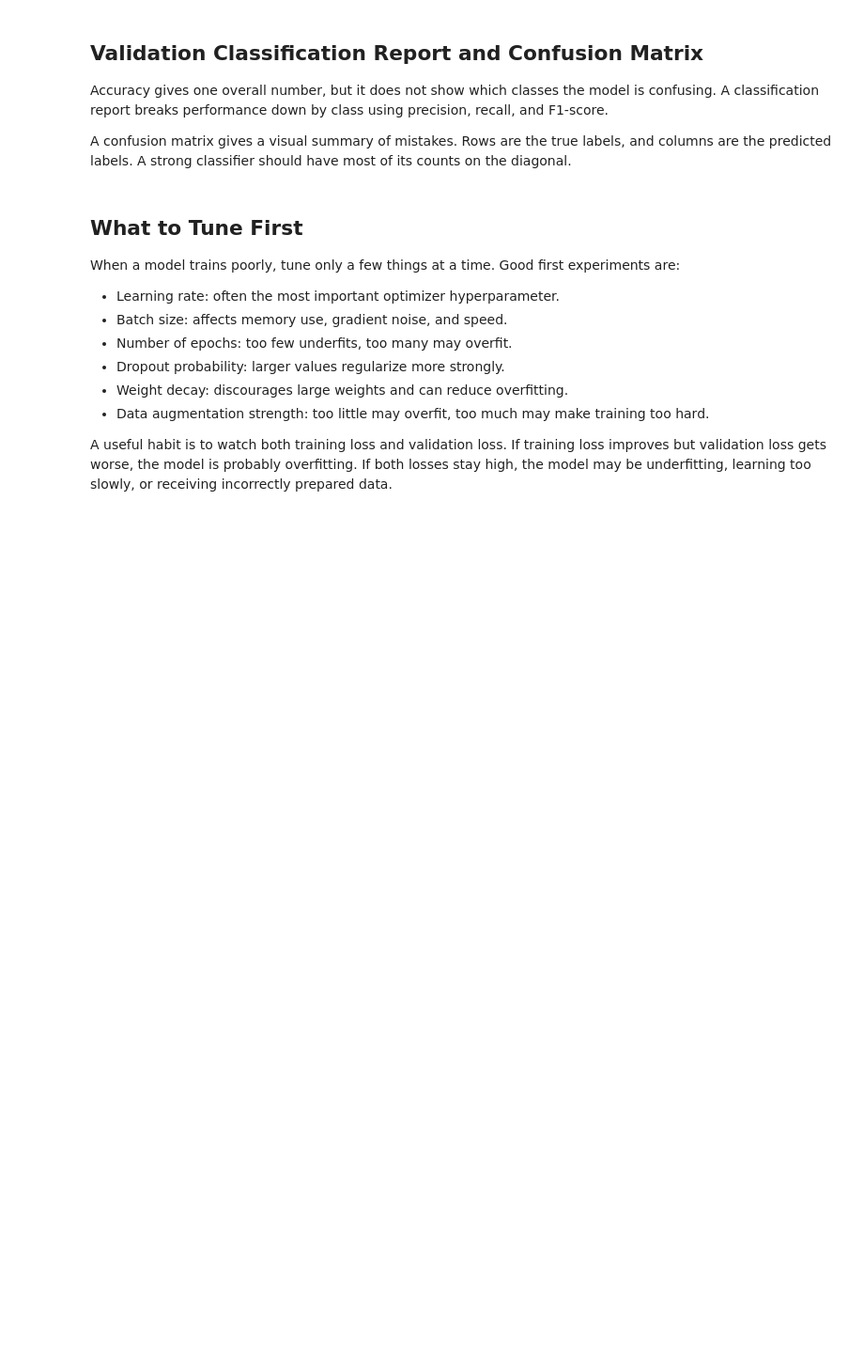
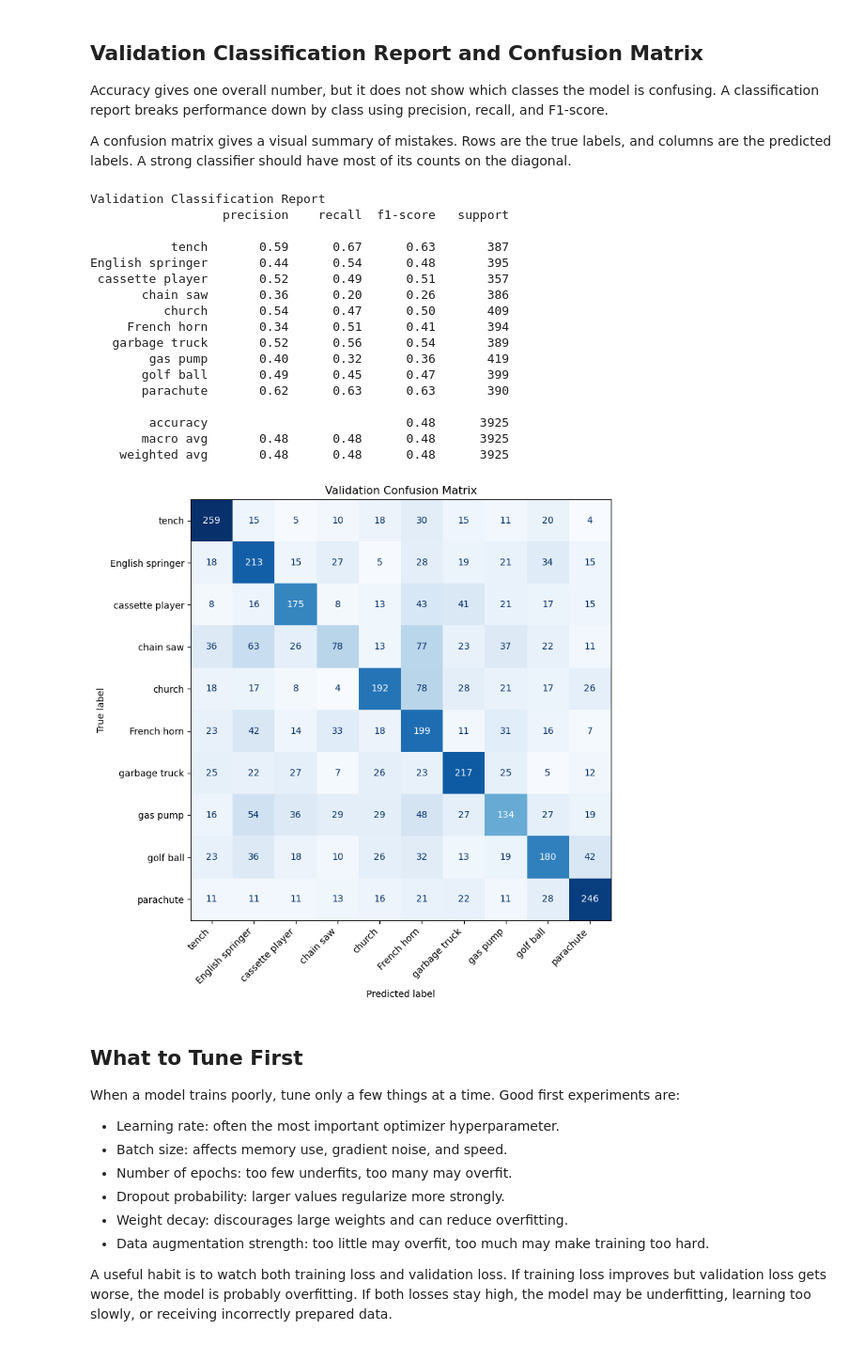
Before and after one commit to Stridasaurus/Summer-2026-Deep-Learning, a Jupyter notebook: Week-04-Hyperparameters/Week-4.ipynb, the cells around one changed output. Shown at 94% size. Saved outputs shown, nothing was run; the diff lists cells and outputs as text; code cells hidden in the pictures; blank space fills up the shorter version.

Commit message:
Add validation report labels for week 4

```diff
--- a/Week-04-Hyperparameters/Week-4.ipynb
+++ b/Week-04-Hyperparameters/Week-4.ipynb
@@ -490,14 +497,29 @@ with torch.no_grad():
         validation_true_labels.extend(validation_labels.cpu().tolist())
 
 # Convert the class mapping into a list ordered by numeric class index.
+imagenette_synset_to_name = {
+    "n01440764": "tench",
+    "n02102040": "English springer",
+    "n02979186": "cassette player",
+    "n03000684": "chain saw",
+    "n03028079": "church",
+    "n03394916": "French horn",
+    "n03417042": "garbage truck",
+    "n03425413": "gas pump",
+    "n03445777": "golf ball",
+    "n03888257": "parachute",
+}
+
 index_to_class = {
     class_index: class_name
     for class_name, class_index in training_dataset.class_to_index.items()
 }
+
 class_names = [
-    index_to_class[class_index]
+    imagenette_synset_to_name.get(index_to_class[class_index], index_to_class[class_index])
     for class_index in range(number_of_classes)
 ]
+
 class_indices = list(range(number_of_classes))
 
 print("Validation Classification Report")
@@ -505,33 +527,52 @@ print(
     classification_report(
         validation_true_labels,
         validation_predictions,
         labels=class_indices,
         target_names=class_names,
         zero_division=0,
     )
 )
 
 validation_confusion_matrix = confusion_matrix(
     validation_true_labels,
     validation_predictions,
     labels=class_indices,
 )
 
 fig, ax = plt.subplots(figsize=(10, 8))
 ConfusionMatrixDisplay(
     confusion_matrix=validation_confusion_matrix,
     display_labels=class_names,
 ).plot(
     ax=ax,
     cmap="Blues",
     colorbar=False,
     values_format="d",
 )
 
 ax.set_title("Validation Confusion Matrix")
 plt.xticks(rotation=45, ha="right")
 plt.tight_layout()
 plt.show()
+# %% [output]
+Validation Classification Report
+                  precision    recall  f1-score   support
+
+           tench       0.59      0.67      0.63       387
+English springer       0.44      0.54      0.48       395
+ cassette player       0.52      0.49      0.51       357
+       chain saw       0.36      0.20      0.26       386
+          church       0.54      0.47      0.50       409
+     French horn       0.34      0.51      0.41       394
+   garbage truck       0.52      0.56      0.54       389
+        gas pump       0.40      0.32      0.36       419
+       golf ball       0.49      0.45      0.47       399
+       parachute       0.62      0.63      0.63       390
+
+        accuracy                           0.48      3925
+       macro avg       0.48      0.48      0.48      3925
+    weighted avg       0.48      0.48      0.48      3925
+[figure, added]
 # %% [markdown]
 ## What to Tune First
 
```
Also changed, not shown: parts of 2 cells of this notebook.
